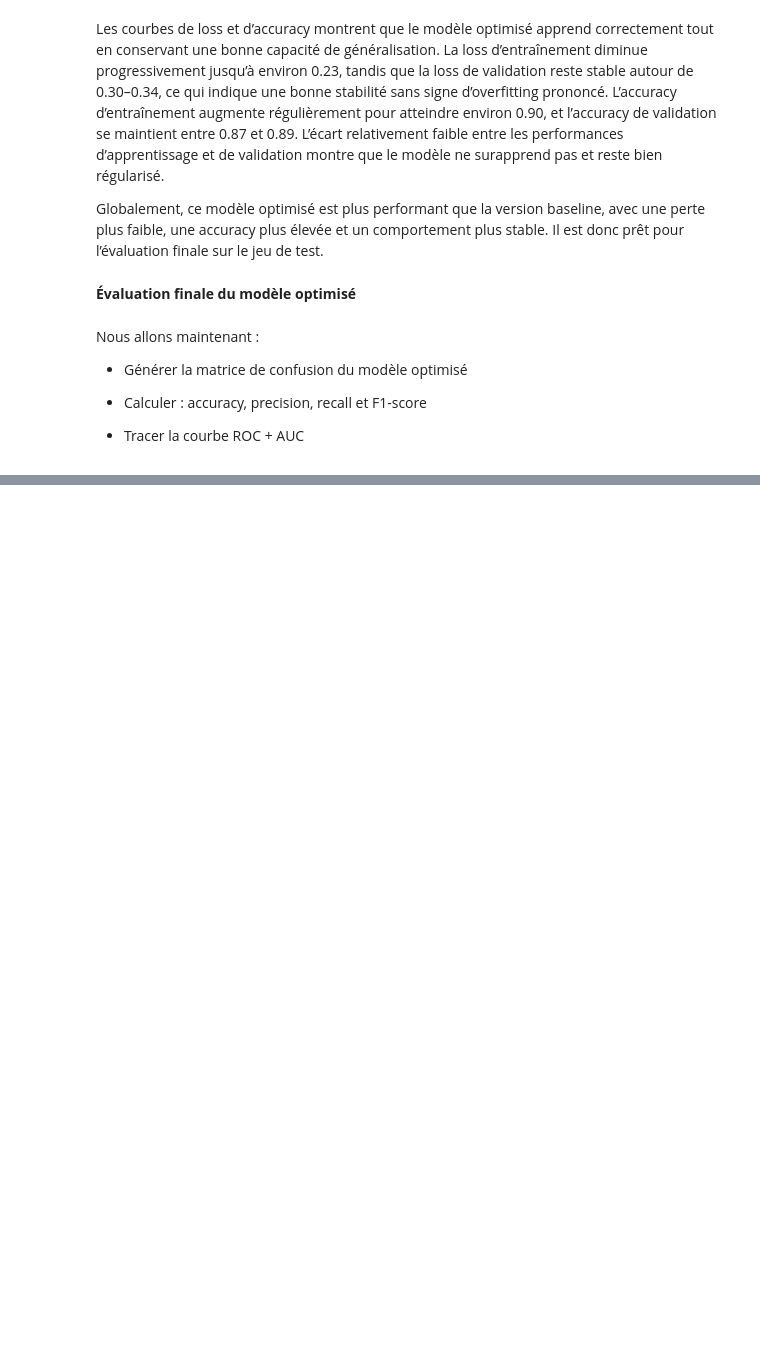
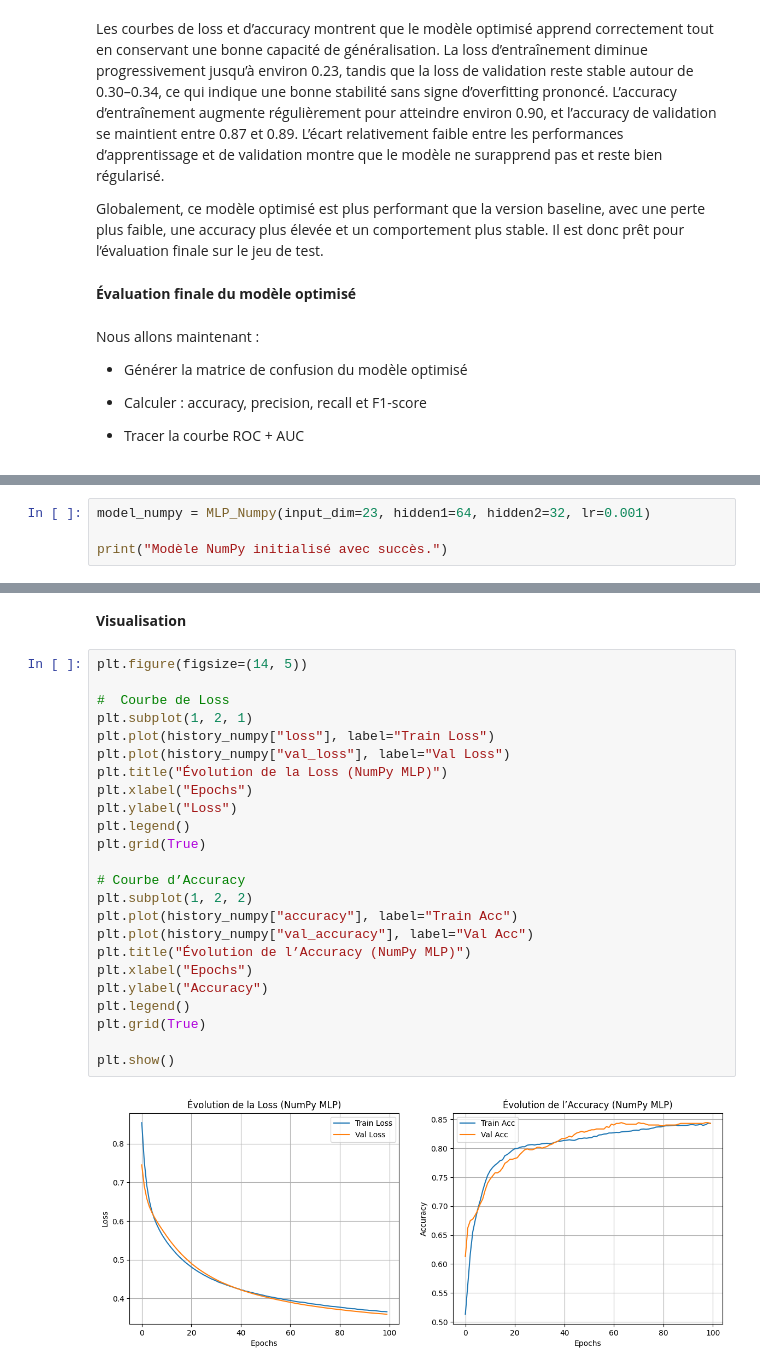
Before and after one commit to Hierogifle/ANN-playground, a Jupyter notebook: MLP_PROJET.ipynb, the cells around one changed output, grey strips where cells are left out. Drawn from its saved outputs; the diff is of its cells as text; blank space fills up the shorter version.

```diff
--- a/MLP_PROJET.ipynb
+++ b/MLP_PROJET.ipynb
@@ -1510,0 +1878,4 @@ Comparer la performance et l’efficacité d’un MLP codé manuellement avec ce
+# %%
+model_numpy = MLP_Numpy(input_dim=23, hidden1=64, hidden2=32, lr=0.001)
+
+print("Modèle NumPy initialisé avec succès.")
@@ -1510,0 +1981,28 @@ Comparer la performance et l’efficacité d’un MLP codé manuellement avec ce
+# %% [markdown]
+**Visualisation**
+# %%
+plt.figure(figsize=(14, 5))
+
+#  Courbe de Loss
+plt.subplot(1, 2, 1)
+plt.plot(history_numpy["loss"], label="Train Loss")
+plt.plot(history_numpy["val_loss"], label="Val Loss")
+plt.title("Évolution de la Loss (NumPy MLP)")
+plt.xlabel("Epochs")
+plt.ylabel("Loss")
+plt.legend()
+plt.grid(True)
+
+# Courbe d’Accuracy
+plt.subplot(1, 2, 2)
+plt.plot(history_numpy["accuracy"], label="Train Acc")
+plt.plot(history_numpy["val_accuracy"], label="Val Acc")
+plt.title("Évolution de l’Accuracy (NumPy MLP)")
+plt.xlabel("Epochs")
+plt.ylabel("Accuracy")
+plt.legend()
+plt.grid(True)
+
+plt.show()
+# %% [output]
+[figure, added]
```
Also changed, not shown: parts of 50 cells of this notebook, 45 other files.
